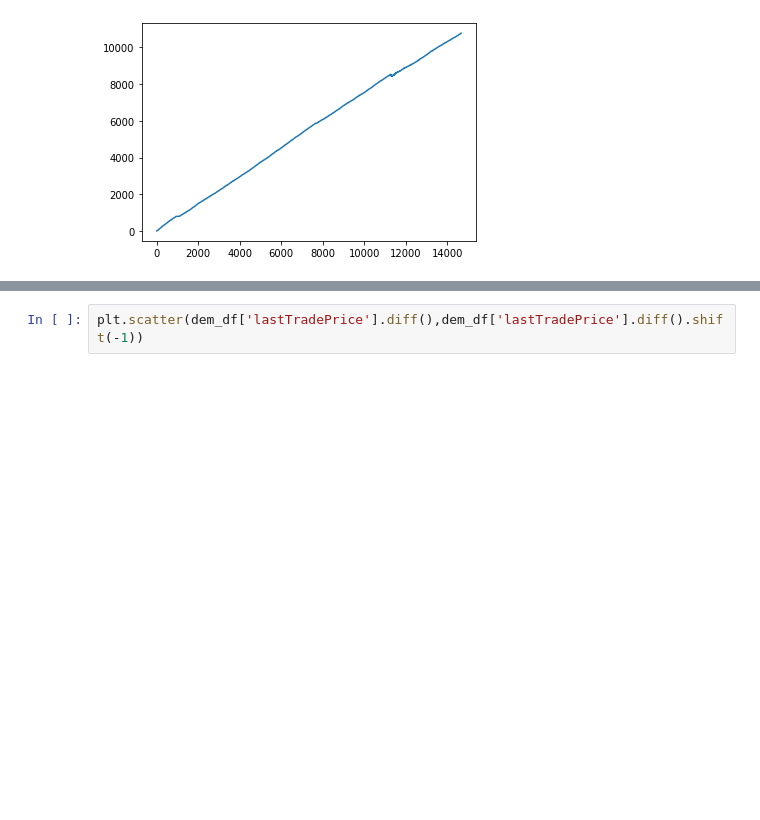
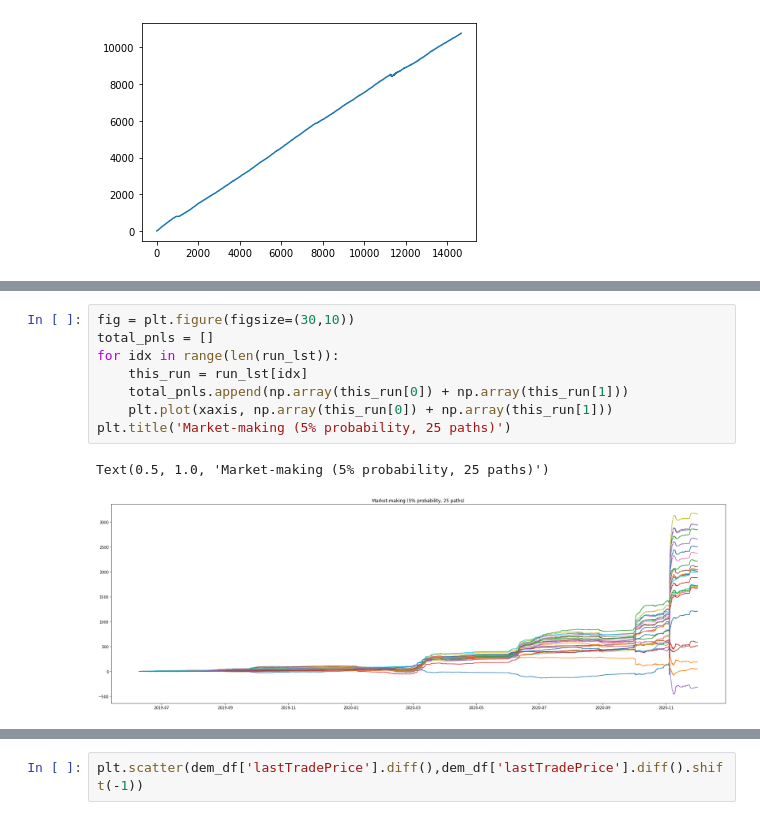
Before and after one commit to zlex7/Predict-Time-Series, a Jupyter notebook: Political Alert Engine Scraping.ipynb, the cells around one changed output, grey strips where cells are left out. Cells and saved outputs as stored; diff of their text form; blank space fills up the shorter version.

```diff
--- a/Political Alert Engine Scraping.ipynb
+++ b/Political Alert Engine Scraping.ipynb
@@ -178,0 +278,11 @@ for ind in range(1,len(dem_df)):
+# %%
+fig = plt.figure(figsize=(30,10))
+total_pnls = []
+for idx in range(len(run_lst)):
+    this_run = run_lst[idx]
+    total_pnls.append(np.array(this_run[0]) + np.array(this_run[1]))
+    plt.plot(xaxis, np.array(this_run[0]) + np.array(this_run[1]))
+plt.title('Market-making (5% probability, 25 paths)')
+# %% [output]
+Text(0.5, 1.0, 'Market-making (5% probability, 25 paths)')
+[figure, added]
```
Also changed, not shown: parts of 9 cells of this notebook.
